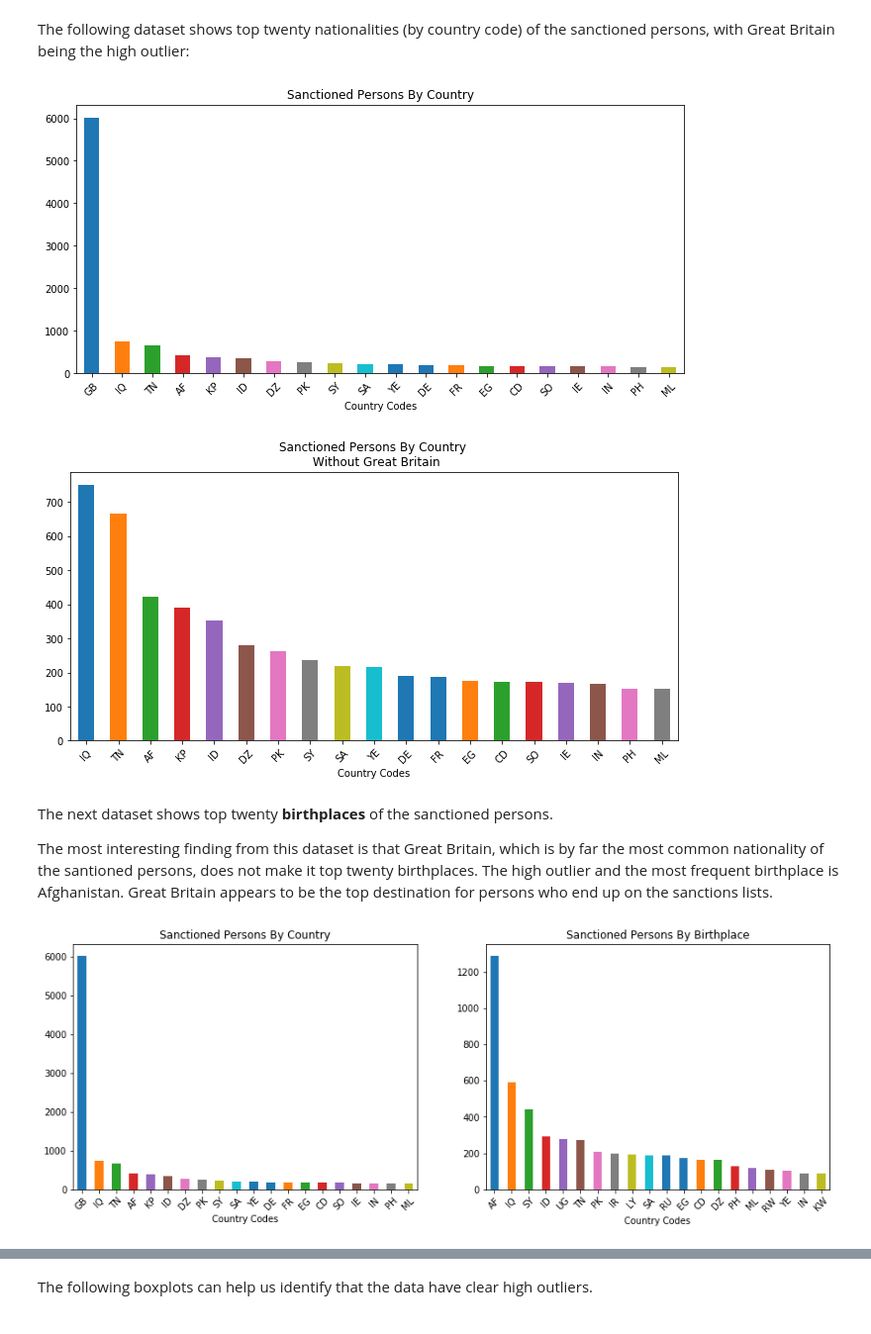
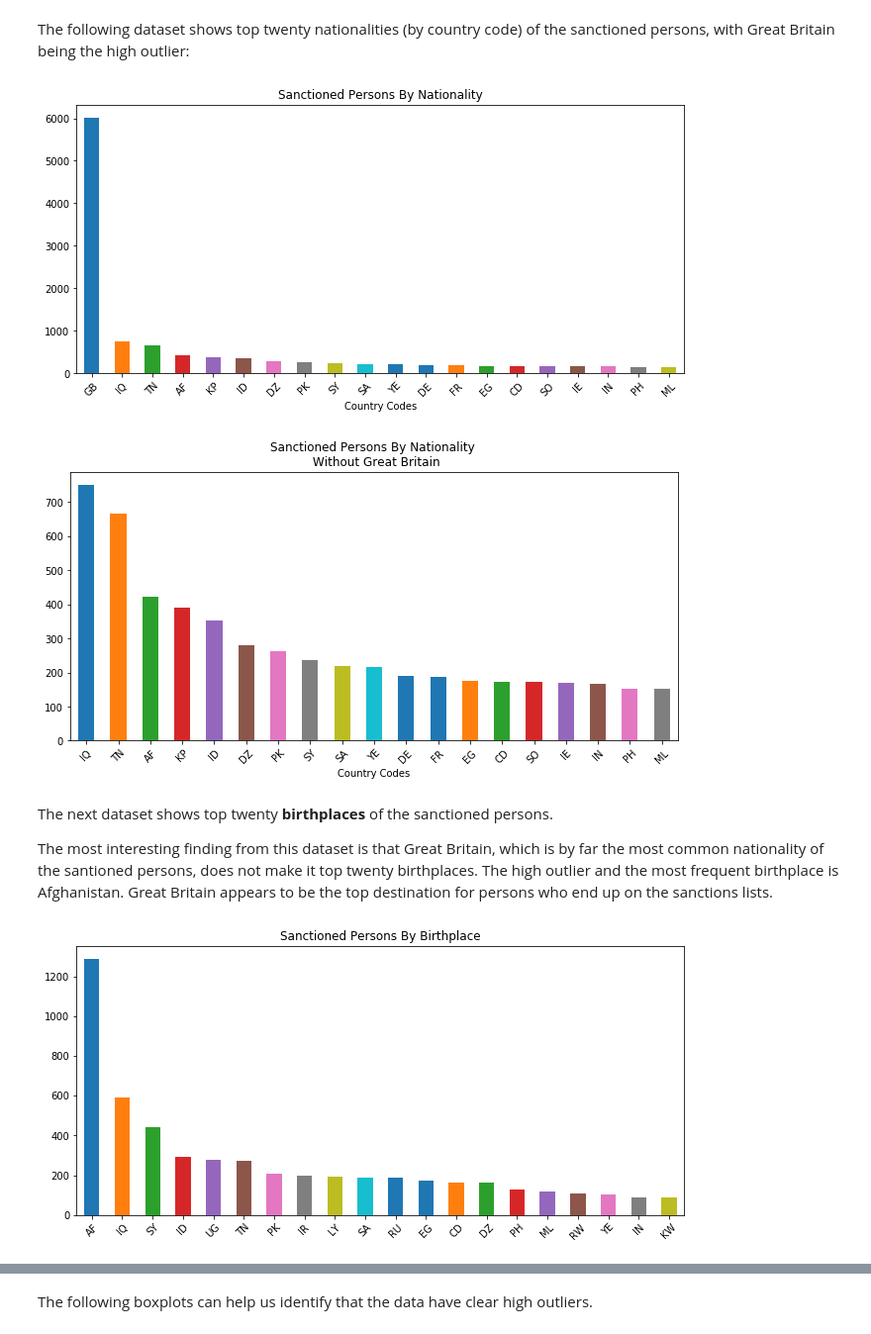
Before and after one commit to innawendell/Describing-Data-, a Jupyter notebook: Challenge_redone.ipynb, the cells around one changed output, grey strips where cells are left out. Shown at 99% size. Drawn from its saved outputs; the diff is of its cells as text; code cells hidden in the pictures.

Commit message:
added more plot types

```diff
--- a/Challenge_redone.ipynb
+++ b/Challenge_redone.ipynb
@@ -17,18 +18,19 @@ nationalities = pd.read_csv('C:\Inna\'s files\data\Sanctions\countries.csv')
 nationalities.country_code.value_counts().head(20).plot(kind='bar', figsize=(11,5))
 plt.xlabel('Country Codes')
 plt.xticks(rotation=45)
-plt.title('Sanctioned Persons By Country')
+plt.title('Sanctioned Persons By Nationality')
+
 plt.show()
 # %% [output]
-[figure, old version]
+[figure, new version]
 # %%
 nationalities.country_code.value_counts().head(20)[1:21].plot(kind='bar', figsize=(11,5))
 plt.xlabel('Country Codes')
 plt.xticks(rotation=45)
-plt.title('Sanctioned Persons By Country \n Without Great Britain')
+plt.title('Sanctioned Persons By Nationality \n Without Great Britain')
 plt.show()
 # %% [output]
-[figure, old version]
+[figure, new version]
 # %% [markdown]
 The next dataset shows top twenty **birthplaces** of the sanctioned persons.
 
@@ -36,20 +38,11 @@ The most interesting finding from this dataset is that Great Britain, which is b
 # %%
 birthplaces = pd.read_csv('C:\Inna\'s files\data\Sanctions\where.csv')
 #The original file downladed from the santions.org is called birthplaces.csv but this name gives me an error "File not found"
 
-plt.figure(figsize=(15,5))
-
-plt.subplot (1, 2, 1)
-nationalities.country_code.value_counts().head(20).plot(kind='bar')
-plt.xlabel('Country Codes')
-plt.xticks(rotation=45)
-plt.title('Sanctioned Persons By Country')
-
-plt.subplot (1, 2, 2)
-birthplaces.country_code.value_counts().head(20).plot(kind='bar')
-plt.xlabel('Country Codes')
+birthplaces.country_code.value_counts().head(20).plot(kind='bar', figsize=(11,5))
 plt.xticks(rotation=45)
 plt.title('Sanctioned Persons By Birthplace')
+
 plt.show()
 # %% [output]
-[figure, old version]
+[figure, new version]
```
Also changed, not shown: parts of 10 cells of this notebook.
